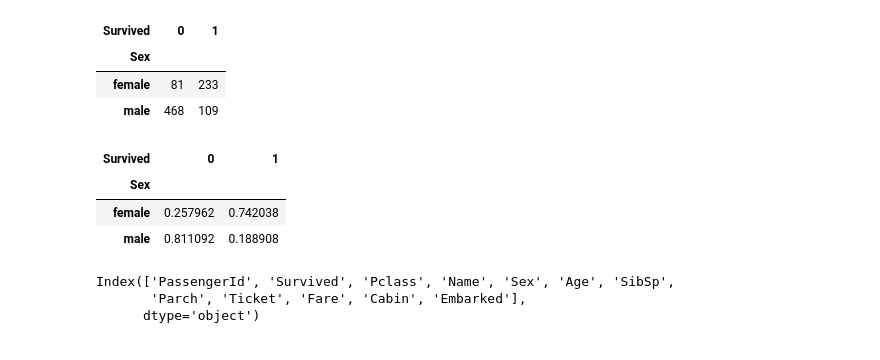
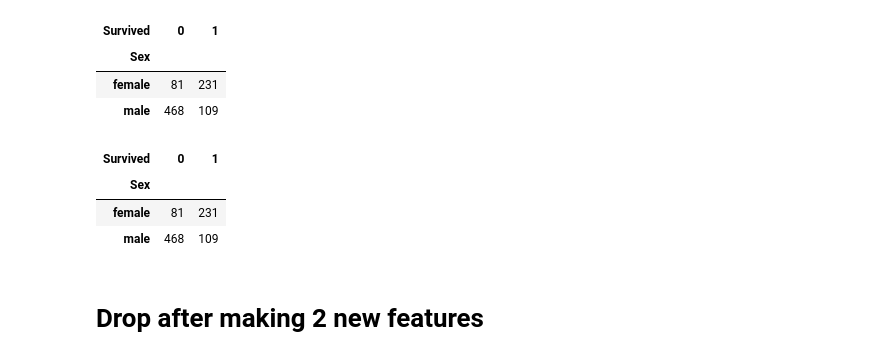
Before and after one commit to kevin-meyers/data-visualizations, a Jupyter notebook: notebooks/titanic.ipynb, the cells around one changed output. Drawn from its saved outputs; the diff is of its cells as text; code cells hidden in the pictures.

```diff
--- a/notebooks/titanic.ipynb
+++ b/notebooks/titanic.ipynb
@@ -6,0 +14,3 @@ df = pd.read_csv('/home/kevin/Downloads/titanic.csv')
+# %%
+df = df.drop('PassengerId', axis=1)
+df = df.loc[df['Embarked'].notna()]
@@ -7,3 +19,5 @@ df = pd.read_csv('/home/kevin/Downloads/titanic.csv')
+# %%
+df = df.drop(['Name', 'Cabin', 'Ticket'], axis=1)
 # %%
 df.loc[df['Sex'] == 'female', 'Survived'].value_counts()
 # %% [output]
@@ -17,18 +39,12 @@ a.pivot(index='Sex', columns='Survived', values=0)
 # %% [output]
 | Survived | 0 | 1 |
 | Sex |  |  |
-| female | 81 | 233 |
+| female | 81 | 231 |
 | male | 468 | 109 |
 # %%
-pd.crosstab(df['Sex'], df['Survived'], normalize='index')
+pd.crosstab(df['Sex'], df['Survived'])
 # %% [output]
 | Survived | 0 | 1 |
 | Sex |  |  |
-| female | 0.257962 | 0.742038 |
-| male | 0.811092 | 0.188908 |
+| female | 81 | 231 |
+| male | 468 | 109 |
-# %%
-df.columns
-# %% [output]
-Index(['PassengerId', 'Survived', 'Pclass', 'Name', 'Sex', 'Age', 'SibSp',
-       'Parch', 'Ticket', 'Fare', 'Cabin', 'Embarked'],
-      dtype='object')
@@ -34,0 +59,2 @@ Index(['PassengerId', 'Survived', 'Pclass', 'Name', 'Sex', 'Age', 'SibSp',
+# %% [markdown]
+ # Drop after making 2 new features
```
Also changed, not shown: parts of 31 cells of this notebook.
